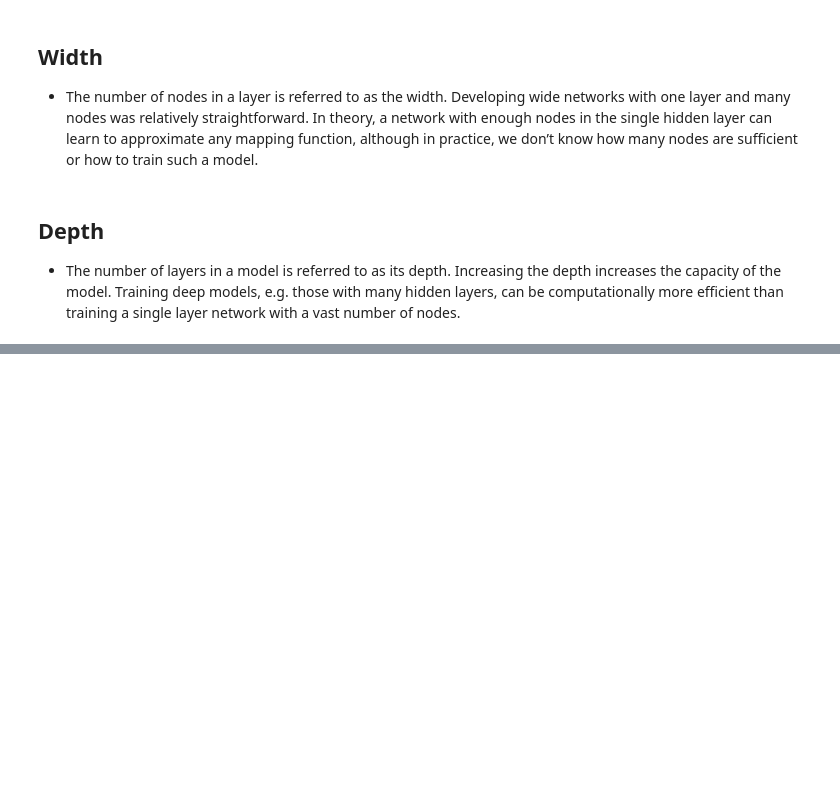
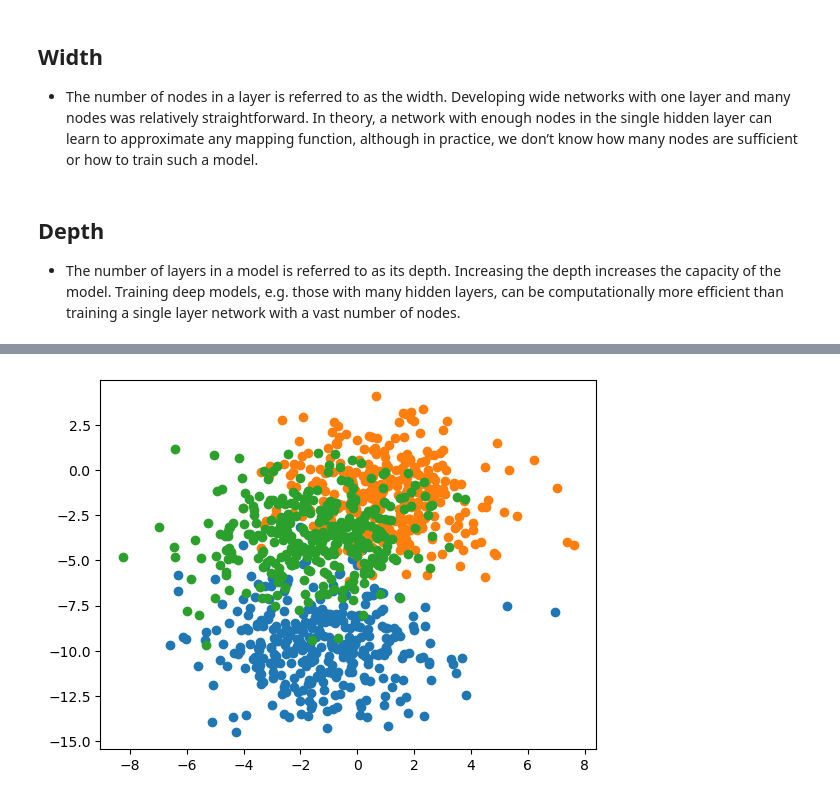
Before and after one commit to MaukanMir/Deep-Learning-Overfitting-Cook-Book, a Jupyter notebook: Better-Learning.ipynb, the cells around one changed output, grey strips where cells are left out. Cells and saved outputs as stored; diff of their text form; code cells hidden in the pictures; blank space fills up the shorter version.

```diff
--- a/Better-Learning.ipynb
+++ b/Better-Learning.ipynb
@@ -137,0 +167,17 @@ training loss.
+# %%
+# scatter plot of blobs dataset
+from sklearn.datasets import make_blobs
+from matplotlib import pyplot
+from numpy import where
+# generate 2d classification dataset
+X, y = make_blobs(n_samples=1000, centers=3, n_features=2, cluster_std=2, random_state=2)
+# scatter plot for each class value
+for class_value in range(3):
+  # select indices of points with the class label
+  row_ix = where(y == class_value)
+  # scatter plot for points with a different color
+  pyplot.scatter(X[row_ix, 0], X[row_ix, 1])
+# show plot
+pyplot.show()
+# %% [output]
+[figure, added]
```
Also changed, not shown: parts of 7 cells of this notebook.
